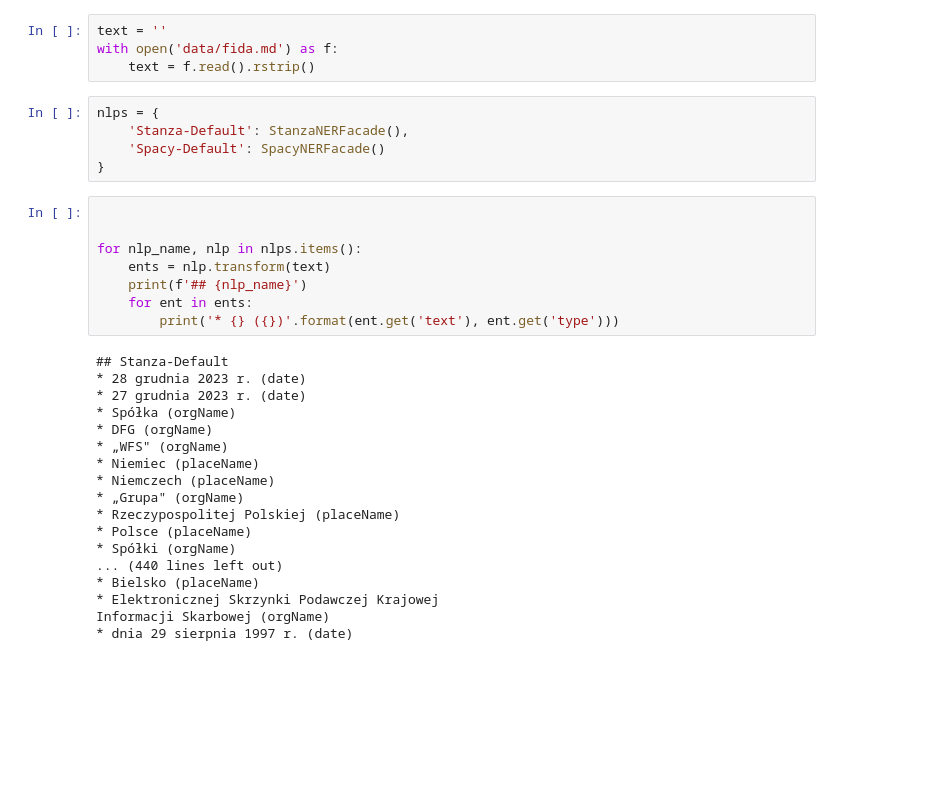
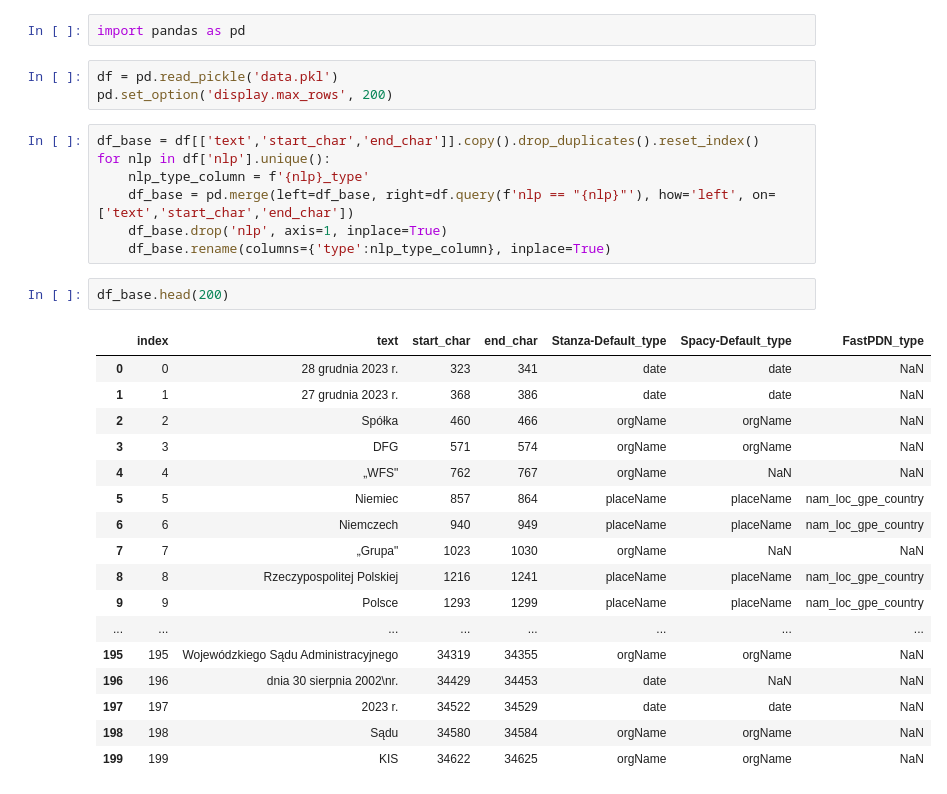
Before and after one commit to axent-pl/ner-compare, a Jupyter notebook: lab.ipynb, the cells around one changed output. Saved outputs shown, nothing was run; the diff lists cells and outputs as text; blank space fills up the shorter version.

Commit message:
Added FastPDN

```diff
--- a/lab.ipynb
+++ b/lab.ipynb
@@ -8,35 +1,32 @@ from compare import SpacyNERFacade
-# %%
-text = ''
-with open('data/fida.md') as f:
-    text = f.read().rstrip()
-# %%
-nlps = {
-    'Stanza-Default': StanzaNERFacade(),
-    'Spacy-Default': SpacyNERFacade()
-}
-# %%
-
-
-for nlp_name, nlp in nlps.items():
-    ents = nlp.transform(text)
-    print(f'## {nlp_name}')
-    for ent in ents:
-        print('* {} ({})'.format(ent.get('text'), ent.get('type')))
-# %% [output]
-## Stanza-Default
-* 28 grudnia 2023 r. (date)
-* 27 grudnia 2023 r. (date)
-* Spółka (orgName)
-* DFG (orgName)
-* „WFS" (orgName)
-* Niemiec (placeName)
-* Niemczech (placeName)
-* „Grupa" (orgName)
-* Rzeczypospolitej Polskiej (placeName)
-* Polsce (placeName)
-* Spółki (orgName)
-... (440 lines left out)
-* Bielsko (placeName)
-* Elektronicznej Skrzynki Podawczej Krajowej
-Informacji Skarbowej (orgName)
-* dnia 29 sierpnia 1997 r. (date)
+# %%
+import pandas as pd
+# %%
+df = pd.read_pickle('data.pkl')
+pd.set_option('display.max_rows', 200)
+# %%
+df_base = df[['text','start_char','end_char']].copy().drop_duplicates().reset_index()
+for nlp in df['nlp'].unique():
+    nlp_type_column = f'{nlp}_type'
+    df_base = pd.merge(left=df_base, right=df.query(f'nlp == "{nlp}"'), how='left', on=['text','start_char','end_char'])
+    df_base.drop('nlp', axis=1, inplace=True)
+    df_base.rename(columns={'type':nlp_type_column}, inplace=True)
+# %%
+df_base.head(200)
+# %% [output]
+|  | index | text | start_char | end_char | Stanza-Default_type | Spacy-Default_type | FastPDN_type |
+| 0 | 0 | 28 grudnia 2023 r. | 323 | 341 | date | date | NaN |
+| 1 | 1 | 27 grudnia 2023 r. | 368 | 386 | date | date | NaN |
+| 2 | 2 | Spółka | 460 | 466 | orgName | orgName | NaN |
+| 3 | 3 | DFG | 571 | 574 | orgName | orgName | NaN |
+| 4 | 4 | „WFS" | 762 | 767 | orgName | NaN | NaN |
+| 5 | 5 | Niemiec | 857 | 864 | placeName | placeName | nam_loc_gpe_country |
+| 6 | 6 | Niemczech | 940 | 949 | placeName | placeName | nam_loc_gpe_country |
+| 7 | 7 | „Grupa" | 1023 | 1030 | orgName | NaN | NaN |
+| 8 | 8 | Rzeczypospolitej Polskiej | 1216 | 1241 | placeName | placeName | nam_loc_gpe_country |
+| 9 | 9 | Polsce | 1293 | 1299 | placeName | placeName | nam_loc_gpe_country |
+| ... | ... | ... | ... | ... | ... | ... | ... |
+| 195 | 195 | Wojewódzkiego Sądu Administracyjnego | 34319 | 34355 | orgName | orgName | NaN |
+| 196 | 196 | dnia 30 sierpnia 2002\nr. | 34429 | 34453 | date | NaN | NaN |
+| 197 | 197 | 2023 r. | 34522 | 34529 | date | date | NaN |
+| 198 | 198 | Sądu | 34580 | 34584 | orgName | orgName | NaN |
+| 199 | 199 | KIS | 34622 | 34625 | orgName | orgName | NaN |
```
Also changed, not shown: parts of 2 cells of this notebook, 4 other files.
